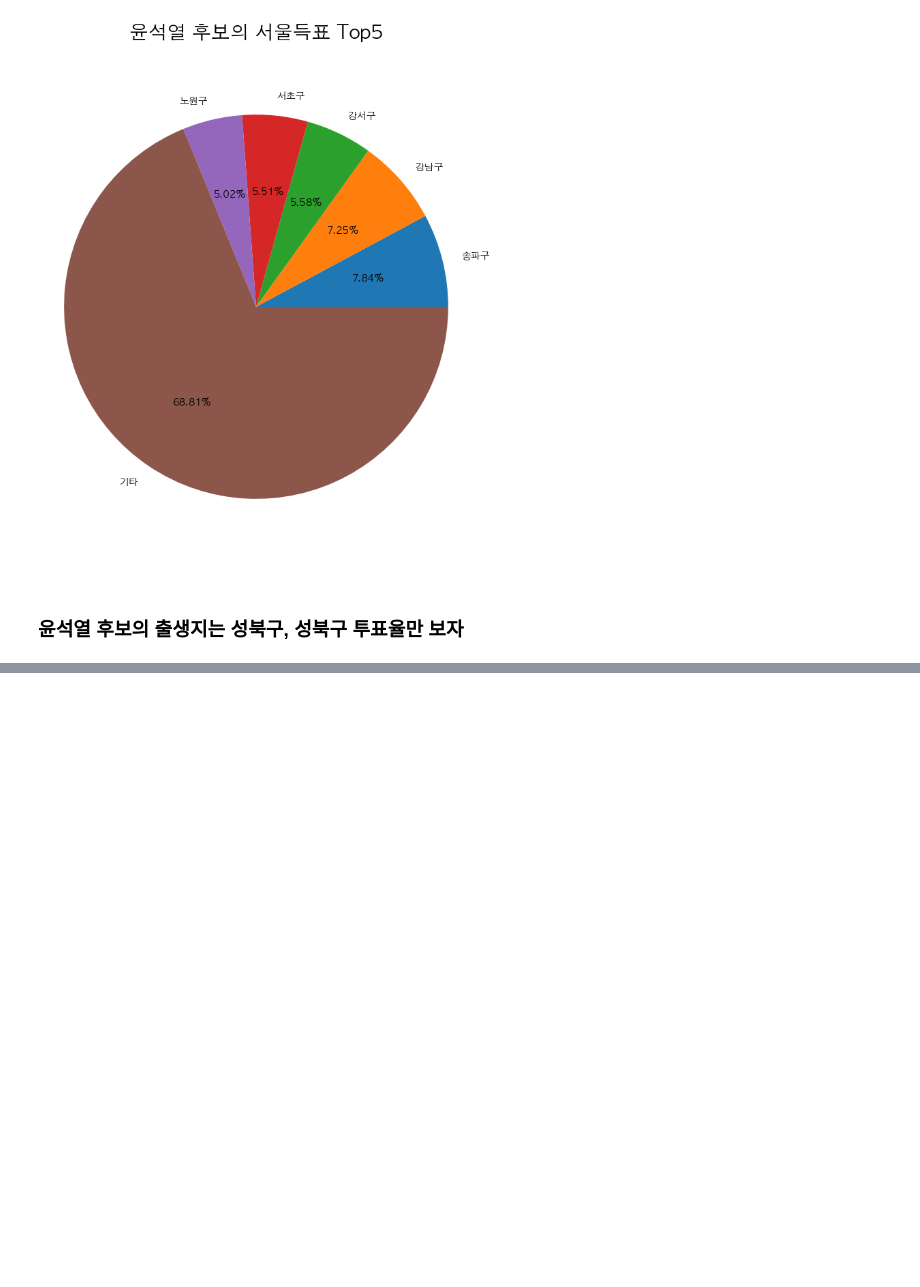
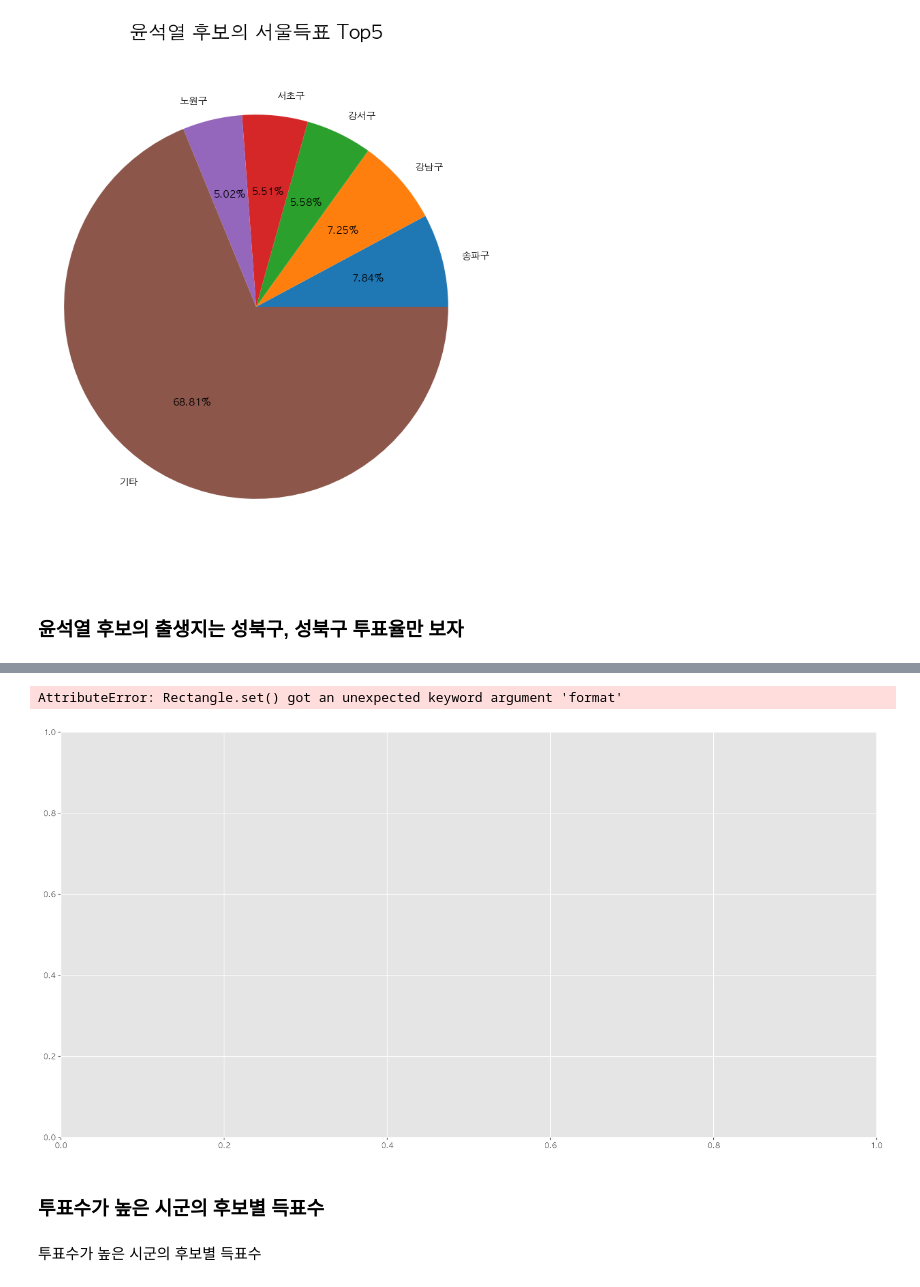
Before and after one commit to LeeHosik/Python-Study, a Jupyter notebook: DataAnalysis/Note/09.대선자료시각화.ipynb, the cells around one changed output, grey strips where cells are left out. Saved outputs shown, nothing was run; the diff lists cells and outputs as text; code cells hidden in the pictures; blank space fills up the shorter version.

```diff
--- a/DataAnalysis/Note/09.대선자료시각화.ipynb
+++ b/DataAnalysis/Note/09.대선자료시각화.ipynb
@@ -290,0 +302,5 @@ plt.show()
+# %%
+# data = election[['광역시도','투표수','이재명','윤석열','심상정']].sort_values(by='투표수',ascending=False).iloc[5:]
+data =election[['광역시도','이재명','윤석열','심상정','투표수']].pivot_table(['광역시도','이재명','윤석열','심상정'], index='광역시도', aggfunc=sum).sort_values(by='투표수',ascending=False)[0:4]
+data = data[['윤석열','이재명','심상정']]
+data
@@ -290,0 +314,20 @@ plt.show()
+# %%
+plt.style.use('ggplot')
+data.plot(
+    kind='bar',
+    figsize=(20,10),
+    color = ['red','#87CEEB','gold'],
+
+    )
+plt.fmt = 'd',
+plt.xticks(rotation="horizontal",size=10) # vertical은 90도
+plt.ylabel("득표수(단위:천명)", size=15)
+plt.ylim(10000,4500000)
+plt.show()
+# %% [output]
+AttributeError: Rectangle.set() got an unexpected keyword argument 'format'
+[figure, added]
+# %% [markdown]
+### 투표수가 높은 시군의 후보별 득표수
+# %% [markdown]
+투표수가 높은 시군의 후보별 득표수
```
Also changed, not shown: parts of 8 cells of this notebook, 8 other files.
